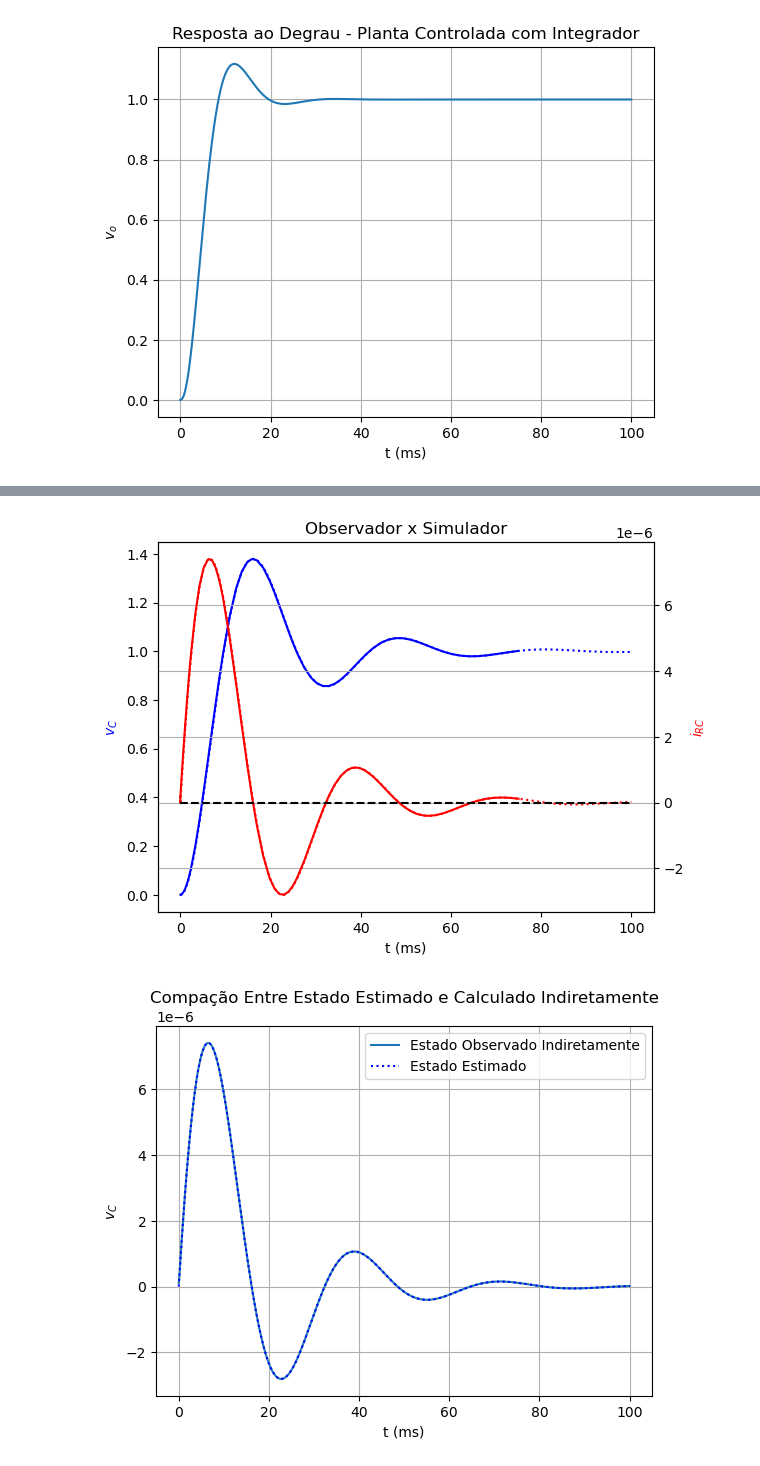
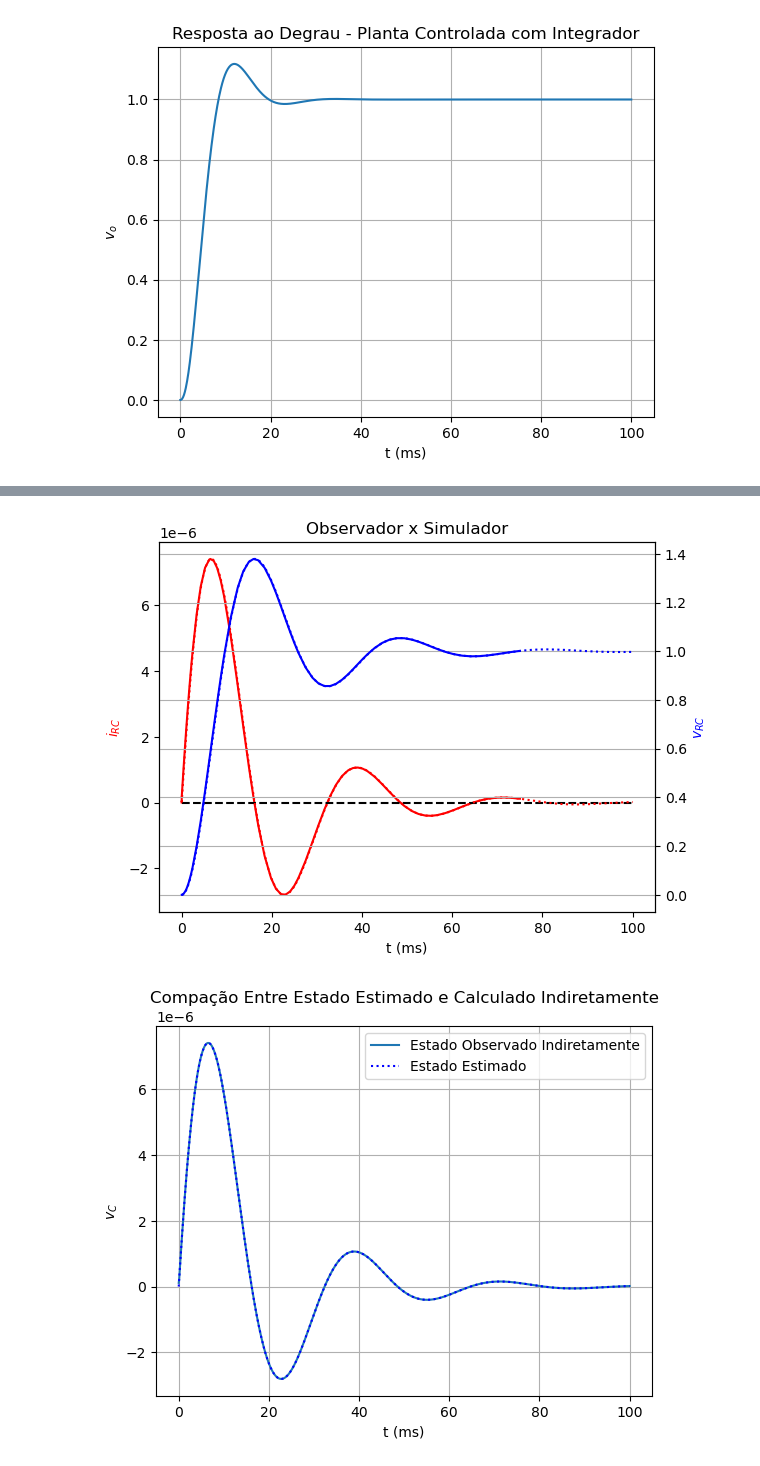
Before and after one commit to Emanuel600/Misc, a Jupyter notebook: Simul_Controle/State_Space_P1.ipynb, the cells around one changed output, grey strips where cells are left out. Saved outputs shown, nothing was run; the diff lists cells and outputs as text; code cells hidden in the pictures.

```diff
--- a/Simul_Controle/State_Space_P1.ipynb
+++ b/Simul_Controle/State_Space_P1.ipynb
@@ -56,13 +56,13 @@ R2 = 18e3           # Resistência do Circuito RC
 C1 = 100e-9         # Capacitância do Circuito RC
 C2 = 680e-9         # Capacitância do Ampop
 
-A  = [[-((1/(R1*C2))+(1/(R2*C2))) , -1/(R1*R2*C2)],
-      [1/C1              , 0]]
+A  = [[0            , 1/C1],
+      [-1/(R1*R2*C2) , -((1/(R1*C2))+(1/(R2*C2)))]]
 
-B  = [[1/(R1*R2*C2)],
-      [0]]
+B  = [[0],
+      [1/(R1*R2*C2)]]
 
-C  = [[0, 1]]
+C  = [[1, 0]]
 
 D  = 0
 
@@ -127,11 +127,11 @@ R2 = 17.95e3        # Resistência do Circuito RC
 C1 = 54e-9          # Capacitância do Circuito RC
 C2 = 697.7e-9       # Capacitância do Ampop
 
-A  = [[-((1/(R1*C2))+(1/(R2*C2))) , -1/(R1*R2*C2)],
-      [1/C1              , 0]]
+A  = [[0            , 1/C1],
+      [-1/(R1*R2*C2) , -((1/(R1*C2))+(1/(R2*C2)))]]
 
-B  = [[1/(R1*R2*C2)],
-      [0]]
+B  = [[0],
+      [1/(R1*R2*C2)]]
 
 sys  = sig.StateSpace(A, B, C, D)
 t, y = sig.step(sys, T=t)
@@ -331,7 +331,7 @@ print("D:", DD_obs)
 obs = ct.ss(AA_obs,BB_obs,CC_obs,DD_obs)
 
 t, X = ct.step_response(obs, t)
-irc  = X[0, 0, :]
-Vrc  = X[1, 0, :]
+irc  = X[1, 0, :]
+Vrc  = X[0, 0, :]
 # %% [output]
 Matrizes do Observador
@@ -382,20 +382,20 @@ irc_simul = -plant_raw.get_trace("I(R2)").get_wave()
 # %%
 fig, ax1 = plt.subplots()
 ax1.set_xlabel("t (ms)")
-ax1.set_ylabel("$v_{C}$", color='b')
-ax1.plot(time_simul*1e3, Vc_simul, 'b')
-ax1.plot(t*1e3, Vrc, 'b:')
+ax1.set_ylabel("$i_{RC}$", color='r')
+ax1.plot(time_simul*1e3, irc_simul, 'r')
+ax1.plot([0, t[-1]*1e3], [0, 0], 'k--')
+ax1.plot(t*1e3, irc, 'r:')
 
 ax2 = ax1.twinx()
-ax2.set_ylabel("$i_{RC}$", color='r')
-ax2.plot(time_simul*1e3, irc_simul, 'r')
-ax2.plot(t*1e3, irc, 'r:')
-ax2.plot([0, t[-1]*1e3], [0, 0], 'k--')
+ax2.set_ylabel("$v_{RC}$", color='b')
+ax2.plot(time_simul*1e3, Vc_simul, 'b')
+ax2.plot(t*1e3, Vrc, 'b:')
 plt.title("Observador x Simulador")
 plt.grid(True)
 plt.show()
 # %% [output]
-[figure, old version]
+[figure, new version]
 # %%
 dirc = C1*np.gradient(Vrc, (t[1]-t[0]))
 
```
Also changed, not shown: parts of 8 cells of this notebook, 1 other file.
